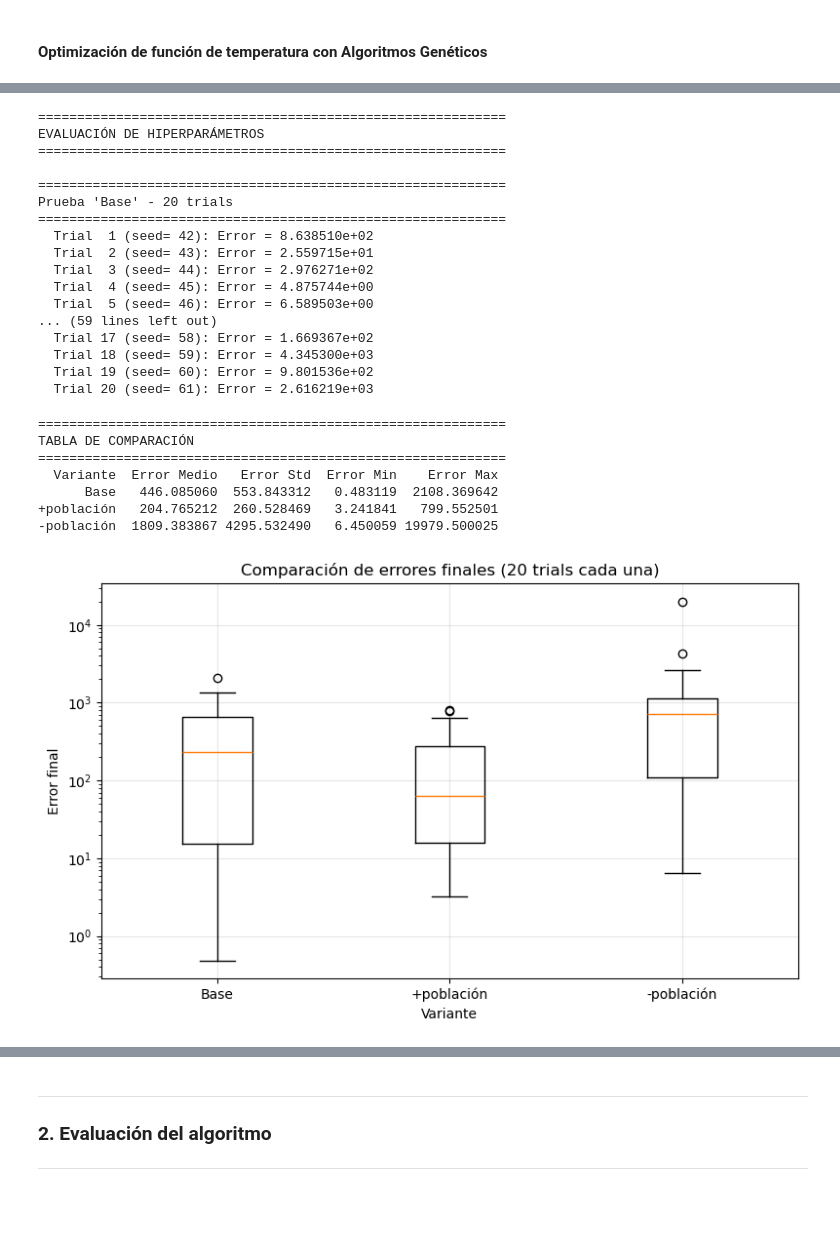
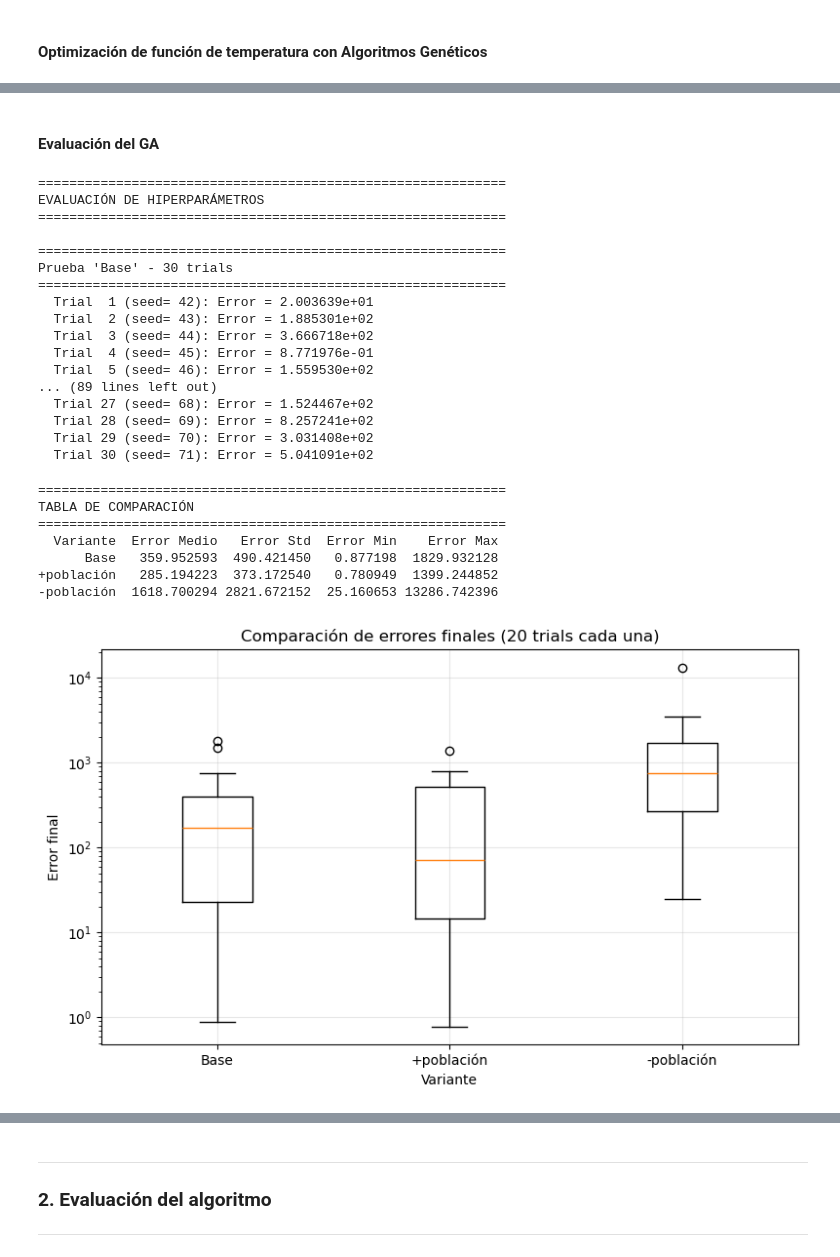
Before and after one commit to arigarmendia/algoritmos-evolutivos, a Jupyter notebook: notebooks/optimizacion_ga.ipynb, the cells around one changed output, grey strips where cells are left out. Saved outputs shown, nothing was run; the diff lists cells and outputs as text; code cells hidden in the pictures; blank space fills up the shorter version.

```diff
--- a/notebooks/optimizacion_ga.ipynb
+++ b/notebooks/optimizacion_ga.ipynb
@@ -64,19 +64,19 @@ toolbox.register("select", tools.selTournament, tournsize=3) # Elegimos selecci
 # %%
-# --- 3. Función para ejecutar el GA ---
-def run_ga(points, pop_size=200, cxpb=0.7, mutpb=0.2,
+# --- 3. Creamos una función para ejecutar el GA ---
+def run_ga(points, pop_size=100, cruceprob=0.7, mutacionprob=0.2,
            ngen=500, seed=42, verbose=True):
-    """Ejecuta el algoritmo genético decimal."""
+    """Ejecutar el algoritmo genético con los parámetros de entrada."""
     random.seed(seed)
     np.random.seed(seed)
 
     pop = toolbox.population(n=pop_size)
-    hof = tools.HallOfFame(1)
+    hof = tools.HallOfFame(1) # Guardo solo el mejor progenitor de todos
 
     stats = tools.Statistics(lambda ind: ind.fitness.values)
     stats.register("min", np.min)
     stats.register("avg", np.mean)
 
-    pop, logbook = algorithms.eaSimple(pop, toolbox, cxpb=cxpb, mutpb=mutpb,
+    pop, logbook = algorithms.eaSimple(pop, toolbox, cxpb=cruceprob, mutpb=mutacionprob,
                                        ngen=ngen, stats=stats,
                                        halloffame=hof, verbose=verbose)
 
@@ -162,6 +172,10 @@ plt.show()
+# %% [markdown]
+#### Evaluación del GA
 # %%
 # --- 6. Evaluación con múltiples trials ---
-def run_multiple_trials(points, num_trials=10, pop_size=200, ngen=500,
+
+# Creo una función que me permite calcular múltiples ensayos del GA
+def run_multiple_trials(points, num_trials=30, pop_size=200, ngen=500,
                        base_seed=42, titulo='Base'):
     """Ejecuta múltiples trials del GA."""
     print(f"\n{'='*60}")
@@ -199,31 +213,31 @@ print("EVALUACIÓN DE HIPERPARÁMETROS")
 print("="*60)
 
 errors_base, curves_base, coef_base = run_multiple_trials(
-    points, num_trials=20, pop_size=200, ngen=500, titulo='Base')
+    points, pop_size=200, ngen=500, titulo='Base')
 
 errors_var1, curves_var1, coef_var1 = run_multiple_trials(
-    points, num_trials=20, pop_size=400, ngen=800, titulo='+población')
+    points, pop_size=400, ngen=800, titulo='+población')
 
 errors_var2, curves_var2, coef_var2 = run_multiple_trials(
-    points, num_trials=20, pop_size=100, ngen=500, titulo='-población')
+    points, pop_size=100, ngen=500, titulo='-población')
 # %% [output]
 ============================================================
 EVALUACIÓN DE HIPERPARÁMETROS
 ============================================================
 
 ============================================================
-Prueba 'Base' - 20 trials
+Prueba 'Base' - 30 trials
 ============================================================
-  Trial  1 (seed= 42): Error = 8.638510e+02
-  Trial  2 (seed= 43): Error = 2.559715e+01
-  Trial  3 (seed= 44): Error = 2.976271e+02
-  Trial  4 (seed= 45): Error = 4.875744e+00
-  Trial  5 (seed= 46): Error = 6.589503e+00
-... (59 lines left out)
-  Trial 17 (seed= 58): Error = 1.669367e+02
-  Trial 18 (seed= 59): Error = 4.345300e+03
-  Trial 19 (seed= 60): Error = 9.801536e+02
-  Trial 20 (seed= 61): Error = 2.616219e+03
+  Trial  1 (seed= 42): Error = 2.003639e+01
+  Trial  2 (seed= 43): Error = 1.885301e+02
+  Trial  3 (seed= 44): Error = 3.666718e+02
+  Trial  4 (seed= 45): Error = 8.771976e-01
+  Trial  5 (seed= 46): Error = 1.559530e+02
+... (89 lines left out)
+  Trial 27 (seed= 68): Error = 1.524467e+02
+  Trial 28 (seed= 69): Error = 8.257241e+02
+  Trial 29 (seed= 70): Error = 3.031408e+02
+  Trial 30 (seed= 71): Error = 5.041091e+02
 # %%
 # --- 7. Tabla de comparación ---
 data = {
@@ -243,23 +257,23 @@ print(df.to_string(index=False))
 TABLA DE COMPARACIÓN
 ============================================================
   Variante  Error Medio   Error Std  Error Min    Error Max
-      Base   446.085060  553.843312   0.483119  2108.369642
-+población   204.765212  260.528469   3.241841   799.552501
--población  1809.383867 4295.532490   6.450059 19979.500025
+      Base   359.952593  490.421450   0.877198  1829.932128
++población   285.194223  373.172540   0.780949  1399.244852
+-población  1618.700294 2821.672152  25.160653 13286.742396
 # %%
 # --- 8. Boxplots ---
 plt.figure(figsize=(8, 5))
 plt.boxplot([errors_base, errors_var1, errors_var2],
             tick_labels=['Base', '+población', '-población'])
 plt.xlabel("Variante")
 plt.ylabel("Error final")
-plt.title("Comparación de errores finales (20 trials cada una)")
+plt.title("Comparación de errores finales (30 trials cada una)")
 plt.yscale('log')
 plt.grid(True, alpha=0.3)
 plt.tight_layout()
 plt.show()
 # %% [output]
-[figure, old version]
+[figure, new version]
 # %%
 # --- 9. Convergencia promedio ---
 def plot_average_convergence(curves_list, label):
```
Also changed, not shown: parts of 9 cells of this notebook, 6 other files.
